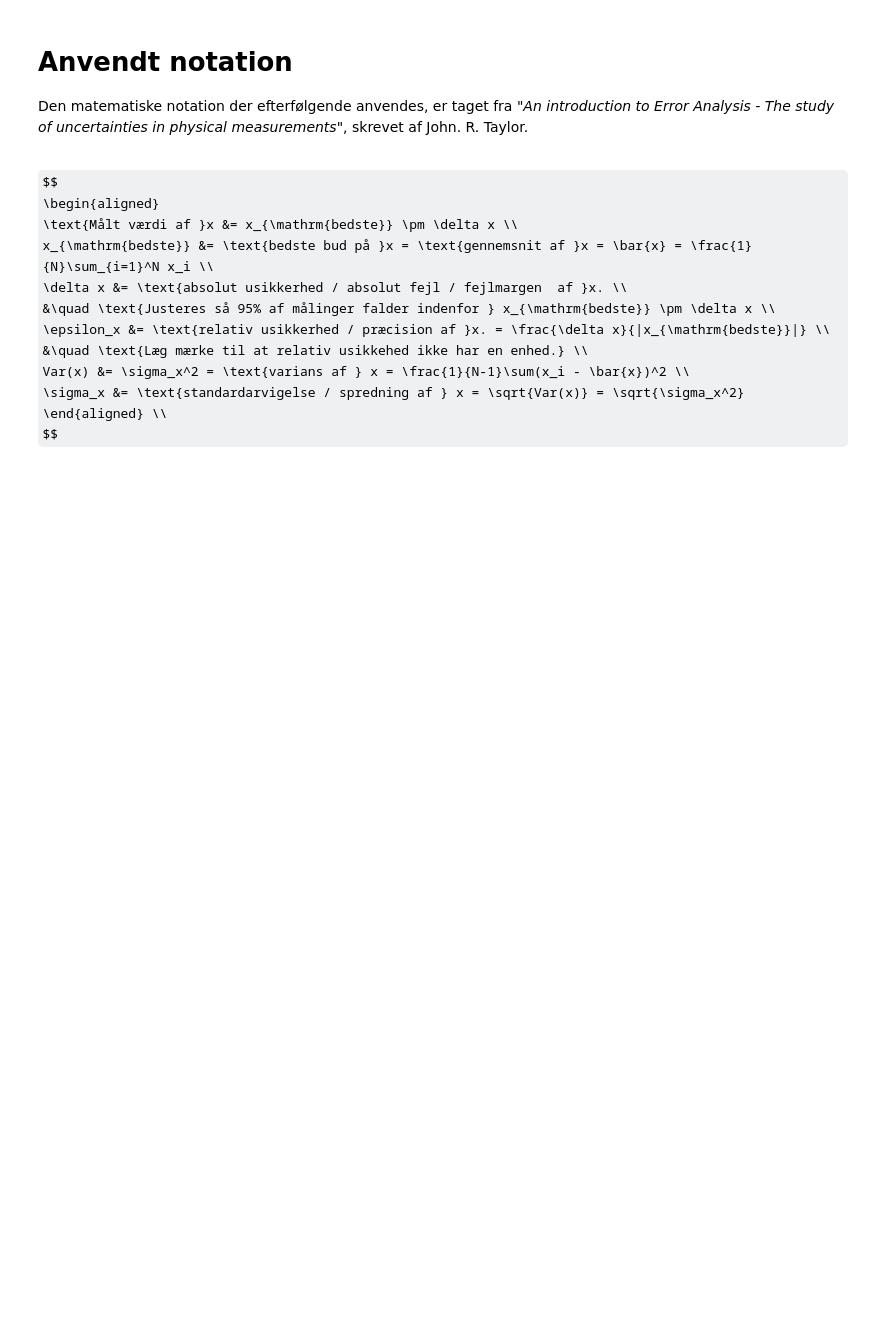
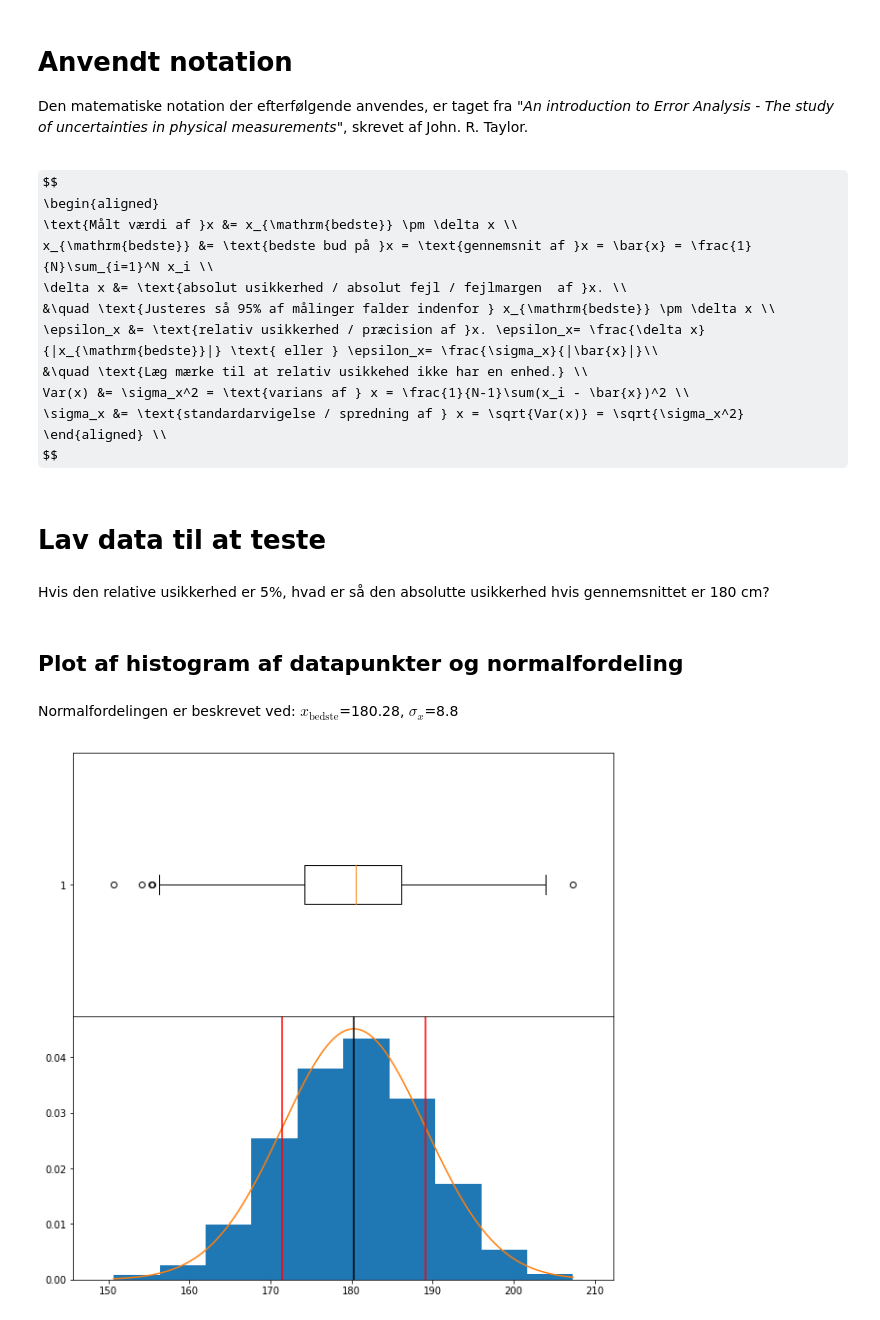
Before and after one commit to tlinnet/winpython, a Jupyter notebook: sampling_simulering.ipynb, the cells around one changed output. Saved outputs shown, nothing was run; the diff lists cells and outputs as text; code cells hidden in the pictures; some formulas as TeX source; blank space fills up the shorter version.

```diff
--- a/sampling_simulering.ipynb
+++ b/sampling_simulering.ipynb
@@ -47,9 +51,40 @@ $$
 x_{\mathrm{bedste}} &= \text{bedste bud på }x = \text{gennemsnit af }x = \bar{x} = \frac{1}{N}\sum_{i=1}^N x_i \\
 \delta x &= \text{absolut usikkerhed / absolut fejl / fejlmargen  af }x. \\
 &\quad \text{Justeres så 95% af målinger falder indenfor } x_{\mathrm{bedste}} \pm \delta x \\
-\epsilon_x &= \text{relativ usikkerhed / præcision af }x. = \frac{\delta x}{|x_{\mathrm{bedste}}|} \\
+\epsilon_x &= \text{relativ usikkerhed / præcision af }x. \epsilon_x= \frac{\delta x}{|x_{\mathrm{bedste}}|} \text{ eller } \epsilon_x= \frac{\sigma_x}{|\bar{x}|}\\
 &\quad \text{Læg mærke til at relativ usikkehed ikke har en enhed.} \\
 Var(x) &= \sigma_x^2 = \text{varians af } x = \frac{1}{N-1}\sum(x_i - \bar{x})^2 \\
 \sigma_x &= \text{standardarvigelse / spredning af } x = \sqrt{Var(x)} = \sqrt{\sigma_x^2}
 \end{aligned} \\
 $$
+# %% [markdown]
+# Lav data til at teste
+# %%
+# Lav en serie. Her er højde på 180 cm, med en relativ usikkerhed på 5%
+s = tools.create_rand_series(df=df, mu=180, ex=0.05)
+# %% [markdown]
+Hvis den relative usikkerhed er 5%, hvad er så den absolutte usikkerhed hvis gennemsnittet er 180 cm?
+# %% [markdown]
+## Plot af histogram af datapunkter og normalfordeling
+# %%
+# Plot histogram af punkters
+f, (ax1, ax2) = plt.subplots(2,1, figsize=(10,10), sharex=True)
+f.subplots_adjust(hspace=0)
+
+_=ax1.boxplot(s, notch=False, sym=None, vert=False)
+
+mean = np.mean(s)
+sigma = np.std(s)
+x = np.linspace(min(s), max(s), len(s))
+# Plot
+ax2.hist(s, normed=True)
+ax2.plot(x, mlab.normpdf(x, mean, sigma))
+ax2.axvline(x=mean, c="k")
+ax2.axvline(x=mean+sigma, c="r")
+ax2.axvline(x=mean-sigma, c="r")
+display(Markdown('Normalfordelingen er beskrevet ved: $ x_{\mathrm{bedste}} $=%1.2f, $\sigma_x$=%1.1f'%(mean, sigma)))
+
+_= ax1.set_xlim(x[0]-5, x[-1]+5)
+# %% [output]
+Normalfordelingen er beskrevet ved: $ x_{\mathrm{bedste}} $=180.28, $\sigma_x$=8.8
+[figure, added]
```
Also changed, not shown: parts of 8 cells of this notebook, 2 other files.
